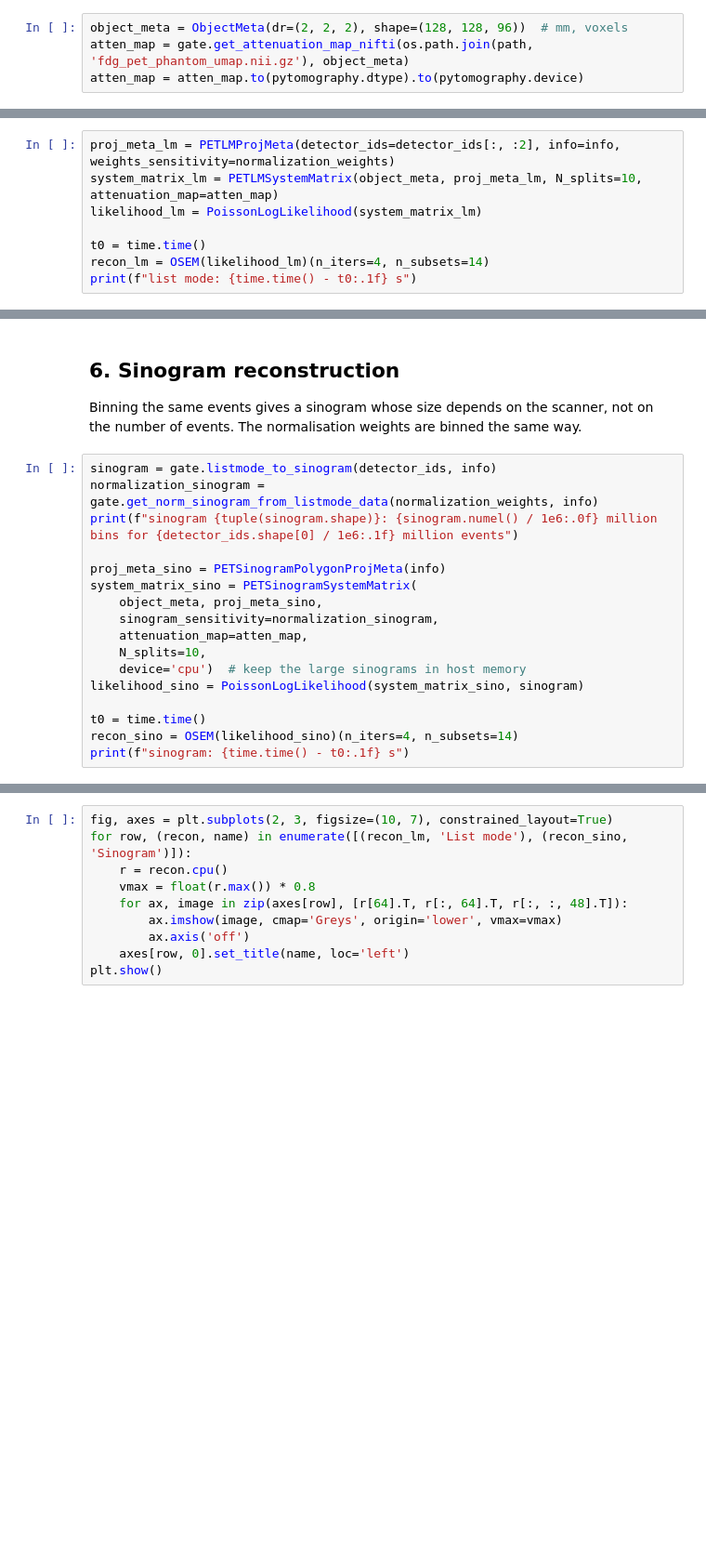
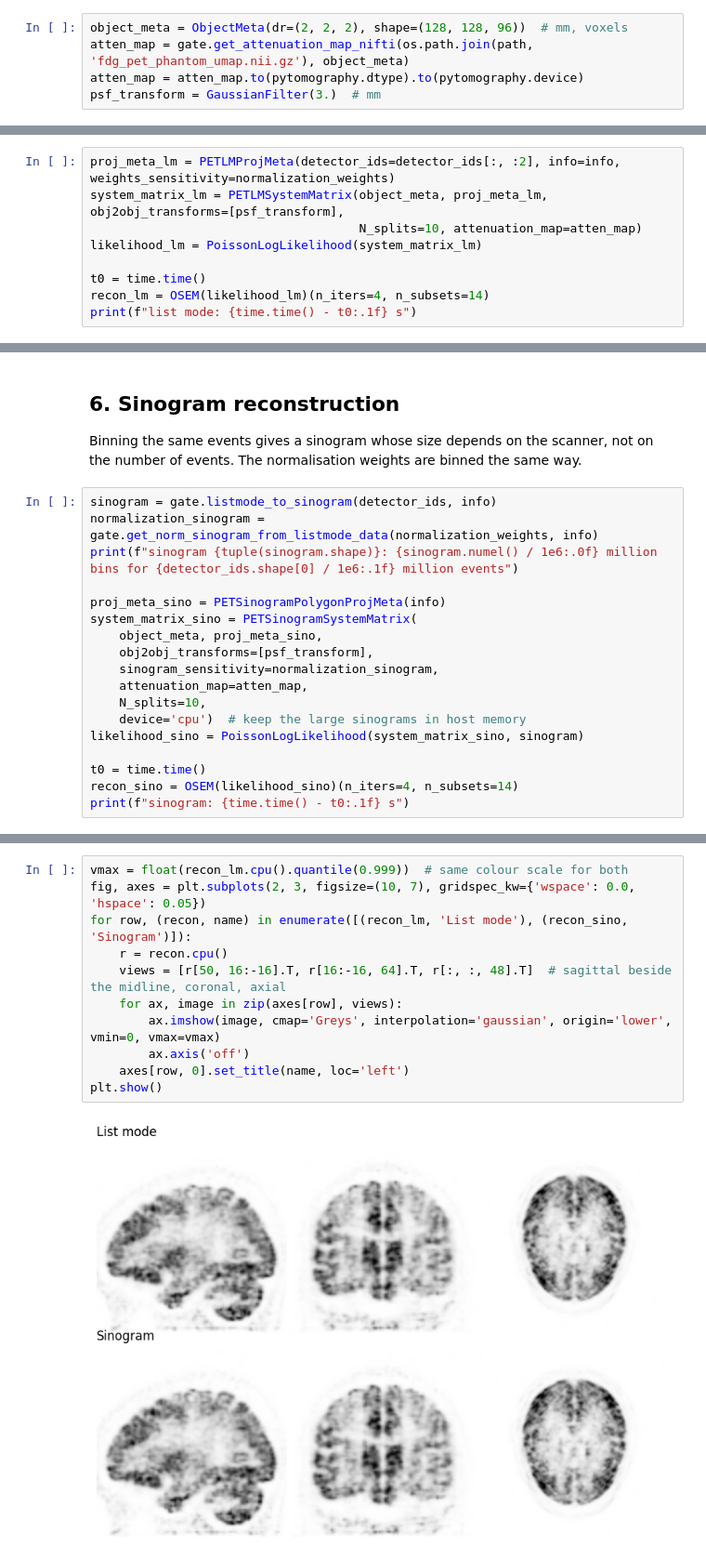
Before and after one commit to PyTomography/PyTomography, a Jupyter notebook: docs/source/notebooks/t_pet_introduction.ipynb, the cells around one changed output, grey strips where cells are left out. Shown at 93% size. Drawn from its saved outputs; the diff is of its cells as text; blank space fills up the shorter version.

```diff
--- a/docs/source/notebooks/t_pet_introduction.ipynb
+++ b/docs/source/notebooks/t_pet_introduction.ipynb
@@ -69,13 +74,15 @@ Both reconstructions use the same 128 × 128 × 96 grid of 2 mm voxels. The atte
 object_meta = ObjectMeta(dr=(2, 2, 2), shape=(128, 128, 96))  # mm, voxels
 atten_map = gate.get_attenuation_map_nifti(os.path.join(path, 'fdg_pet_phantom_umap.nii.gz'), object_meta)
 atten_map = atten_map.to(pytomography.dtype).to(pytomography.device)
+psf_transform = GaussianFilter(3.)  # mm
 # %% [markdown]
 ## 5. List-mode reconstruction
 
 The list-mode system matrix projects the object onto the line of response of every event. Its sensitivity image, which the algorithm needs, uses the normalisation weights of every possible crystal pair.
 # %%
 proj_meta_lm = PETLMProjMeta(detector_ids=detector_ids[:, :2], info=info, weights_sensitivity=normalization_weights)
-system_matrix_lm = PETLMSystemMatrix(object_meta, proj_meta_lm, N_splits=10, attenuation_map=atten_map)
+system_matrix_lm = PETLMSystemMatrix(object_meta, proj_meta_lm, obj2obj_transforms=[psf_transform],
+                                     N_splits=10, attenuation_map=atten_map)
 likelihood_lm = PoissonLogLikelihood(system_matrix_lm)
 
 t0 = time.time()
@@ -93,6 +102,7 @@ print(f"sinogram {tuple(sinogram.shape)}: {sinogram.numel() / 1e6:.0f} million b
 proj_meta_sino = PETSinogramPolygonProjMeta(info)
 system_matrix_sino = PETSinogramSystemMatrix(
     object_meta, proj_meta_sino,
+    obj2obj_transforms=[psf_transform],
     sinogram_sensitivity=normalization_sinogram,
     attenuation_map=atten_map,
     N_splits=10,
@@ -109,11 +122,14 @@ The two reconstructions use the same events and the same physics, so they should
 # %%
-fig, axes = plt.subplots(2, 3, figsize=(10, 7), constrained_layout=True)
+vmax = float(recon_lm.cpu().quantile(0.999))  # same colour scale for both
+fig, axes = plt.subplots(2, 3, figsize=(10, 7), gridspec_kw={'wspace': 0.0, 'hspace': 0.05})
 for row, (recon, name) in enumerate([(recon_lm, 'List mode'), (recon_sino, 'Sinogram')]):
     r = recon.cpu()
-    vmax = float(r.max()) * 0.8
-    for ax, image in zip(axes[row], [r[64].T, r[:, 64].T, r[:, :, 48].T]):
-        ax.imshow(image, cmap='Greys', origin='lower', vmax=vmax)
+    views = [r[50, 16:-16].T, r[16:-16, 64].T, r[:, :, 48].T]  # sagittal beside the midline, coronal, axial
+    for ax, image in zip(axes[row], views):
+        ax.imshow(image, cmap='Greys', interpolation='gaussian', origin='lower', vmin=0, vmax=vmax)
         ax.axis('off')
     axes[row, 0].set_title(name, loc='left')
 plt.show()
+# %% [output]
+[figure, added]
 # %%
```
Also changed, not shown: parts of 12 cells of this notebook, 1 other file.
